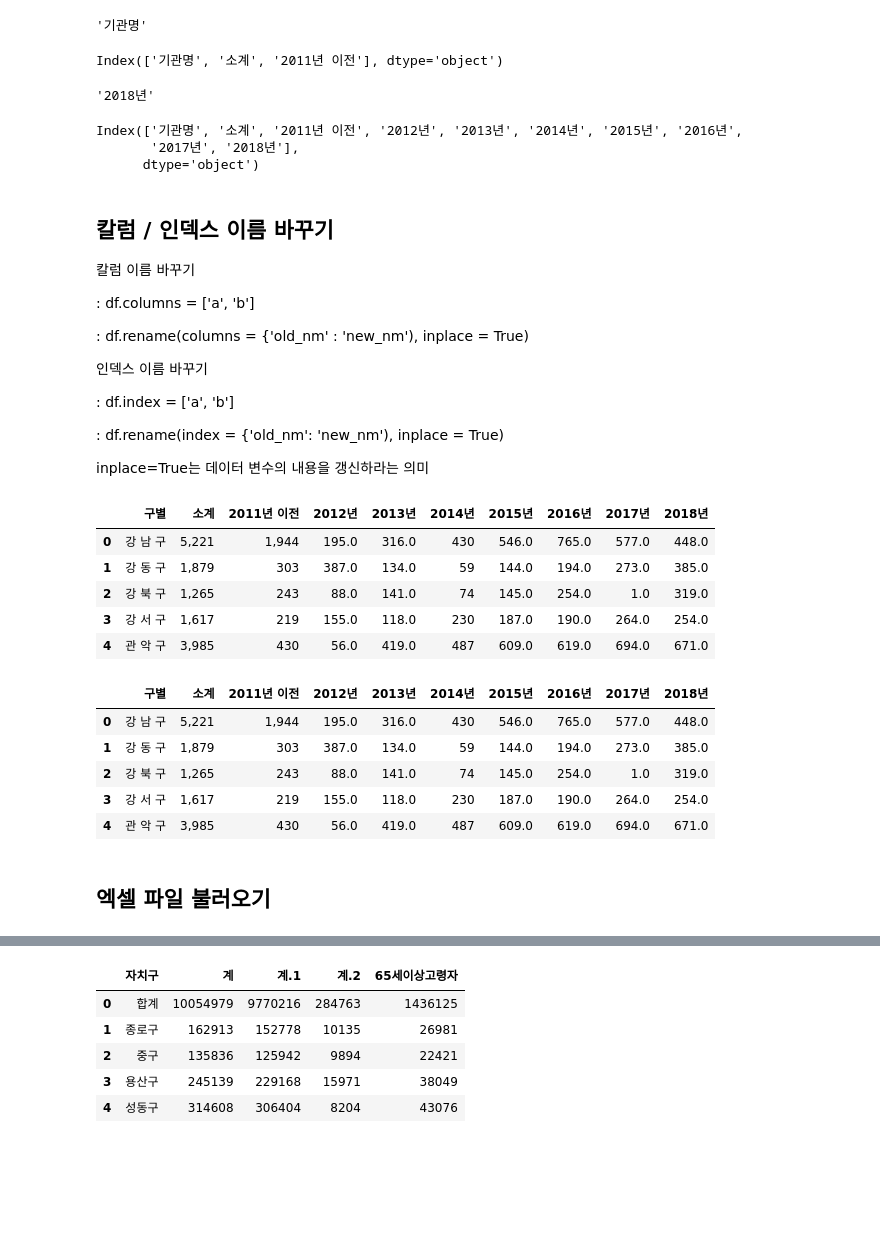
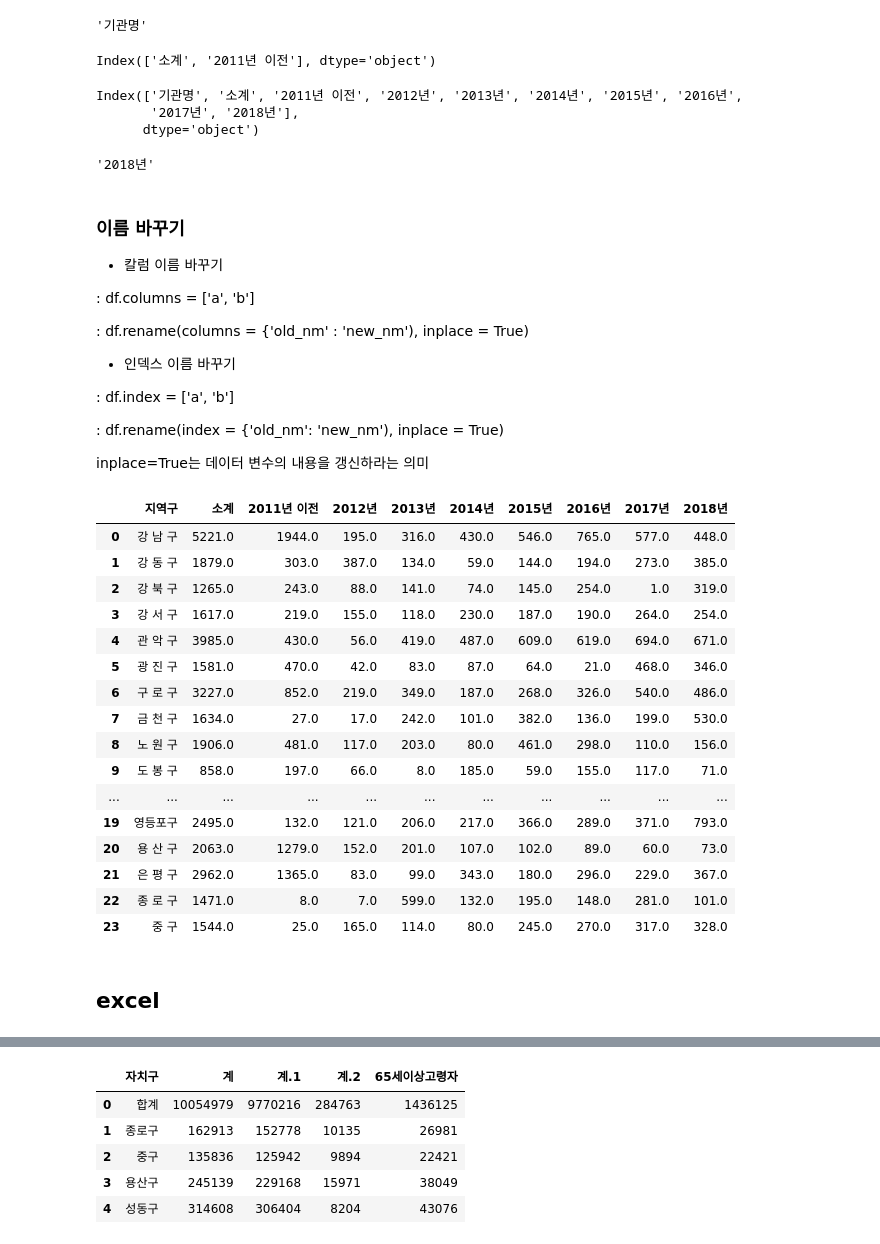
Before and after one commit to jinkyukim-me/python_data_science, a Jupyter notebook: cctv_in_seoul.ipynb, the cells around one changed output, grey strips where cells are left out. Cells and saved outputs as stored; diff of their text form; code cells hidden in the pictures; blank space fills up the shorter version.

```diff
--- a/cctv_in_seoul.ipynb
+++ b/cctv_in_seoul.ipynb
@@ -21,3 +21,8 @@ cctv_seoul = pd.read_csv('./data/cctv_in_seoul.csv', encoding='utf-8')
+# %%
+import pandas as pd
+# csv파일 안에 한글이 포함되어있다면 인코딩 => UTF-8
+cctv_seoul = pd.read_csv('./data/cctv_in_seoul.csv', encoding='utf-8', thousands=',')
+cctv_seoul.dropna(inplace=True)
 # %%
 cctv_seoul.head()
 # %% [output]
@@ -38,30 +59,30 @@ cctv_seoul.columns[0]
 # %% [output]
 '기관명'
 # %%
-cctv_seoul.columns[0:3]
+cctv_seoul.columns[1:3]
 # %% [output]
-Index(['기관명', '소계', '2011년 이전'], dtype='object')
+Index(['소계', '2011년 이전'], dtype='object')
+# %%
+cctv_seoul.columns[:]
+# %% [output]
+Index(['기관명', '소계', '2011년 이전', '2012년', '2013년', '2014년', '2015년', '2016년',
+       '2017년', '2018년'],
+      dtype='object')
 # %%
 cctv_seoul.columns[-1]
 # %% [output]
 '2018년'
-# %%
-cctv_seoul.columns[:]
-# %% [output]
-Index(['기관명', '소계', '2011년 이전', '2012년', '2013년', '2014년', '2015년', '2016년',
-       '2017년', '2018년'],
-      dtype='object')
 # %% [markdown]
-## 칼럼 / 인덱스 이름 바꾸기
+### 이름 바꾸기
 
-칼럼 이름 바꾸기
+* 칼럼 이름 바꾸기
 
 : df.columns = ['a', 'b']
 
 : df.rename(columns = {'old_nm' : 'new_nm'), inplace = True)
 
 
-인덱스 이름 바꾸기
+* 인덱스 이름 바꾸기
 
 : df.index = ['a', 'b']
 
@@ -69,24 +90,23 @@ Index(['기관명', '소계', '2011년 이전', '2012년', '2013년', '2014년',
 
 inplace=True는 데이터 변수의 내용을 갱신하라는 의미
 # %%
-cctv_seoul.rename(columns={'기관명':'구별'}, inplace=True)
-cctv_seoul.head()
+cctv_seoul.rename(columns={'기관명':'지역구'}, inplace=True)
+cctv_seoul
 # %% [output]
-|  | 구별 | 소계 | 2011년 이전 | 2012년 | 2013년 | 2014년 | 2015년 | 2016년 | 2017년 | 2018년 |
-| 0 | 강 남 구 | 5,221 | 1,944 | 195.0 | 316.0 | 430 | 546.0 | 765.0 | 577.0 | 448.0 |
-| 1 | 강 동 구 | 1,879 | 303 | 387.0 | 134.0 | 59 | 144.0 | 194.0 | 273.0 | 385.0 |
-| 2 | 강 북 구 | 1,265 | 243 | 88.0 | 141.0 | 74 | 145.0 | 254.0 | 1.0 | 319.0 |
-| 3 | 강 서 구 | 1,617 | 219 | 155.0 | 118.0 | 230 | 187.0 | 190.0 | 264.0 | 254.0 |
-| 4 | 관 악 구 | 3,985 | 430 | 56.0 | 419.0 | 487 | 609.0 | 619.0 | 694.0 | 671.0 |
+|  | 지역구 | 소계 | 2011년 이전 | 2012년 | 2013년 | 2014년 | 2015년 | 2016년 | 2017년 | 2018년 |
+| 0 | 강 남 구 | 5221.0 | 1944.0 | 195.0 | 316.0 | 430.0 | 546.0 | 765.0 | 577.0 | 448.0 |
+| 1 | 강 동 구 | 1879.0 | 303.0 | 387.0 | 134.0 | 59.0 | 144.0 | 194.0 | 273.0 | 385.0 |
+| 2 | 강 북 구 | 1265.0 | 243.0 | 88.0 | 141.0 | 74.0 | 145.0 | 254.0 | 1.0 | 319.0 |
+| 3 | 강 서 구 | 1617.0 | 219.0 | 155.0 | 118.0 | 230.0 | 187.0 | 190.0 | 264.0 | 254.0 |
+| 4 | 관 악 구 | 3985.0 | 430.0 | 56.0 | 419.0 | 487.0 | 609.0 | 619.0 | 694.0 | 671.0 |
+| 5 | 광 진 구 | 1581.0 | 470.0 | 42.0 | 83.0 | 87.0 | 64.0 | 21.0 | 468.0 | 346.0 |
+| 6 | 구 로 구 | 3227.0 | 852.0 | 219.0 | 349.0 | 187.0 | 268.0 | 326.0 | 540.0 | 486.0 |
+| 7 | 금 천 구 | 1634.0 | 27.0 | 17.0 | 242.0 | 101.0 | 382.0 | 136.0 | 199.0 | 530.0 |
+| 8 | 노 원 구 | 1906.0 | 481.0 | 117.0 | 203.0 | 80.0 | 461.0 | 298.0 | 110.0 | 156.0 |
+| 9 | 도 봉 구 | 858.0 | 197.0 | 66.0 | 8.0 | 185.0 | 59.0 | 155.0 | 117.0 | 71.0 |
+| ... | ... | ... | ... | ... | ... | ... | ... | ... | ... | ... |
+| 19 | 영등포구 | 2495.0 | 132.0 | 121.0 | 206.0 | 217.0 | 366.0 | 289.0 | 371.0 | 793.0 |
+| 20 | 용 산 구 | 2063.0 | 1279.0 | 152.0 | 201.0 | 107.0 | 102.0 | 89.0 | 60.0 | 73.0 |
+| 21 | 은 평 구 | 2962.0 | 1365.0 | 83.0 | 99.0 | 343.0 | 180.0 | 296.0 | 229.0 | 367.0 |
+| 22 | 종 로 구 | 1471.0 | 8.0 | 7.0 | 599.0 | 132.0 | 195.0 | 148.0 | 281.0 | 101.0 |
+| 23 | 중 구 | 1544.0 | 25.0 | 165.0 | 114.0 | 80.0 | 245.0 | 270.0 | 317.0 | 328.0 |
-# %%
-cctv_seoul.rename(columns={cctv_seoul.columns[0]:'구별'}, inplace=True)
-cctv_seoul.head()
-# %% [output]
-|  | 구별 | 소계 | 2011년 이전 | 2012년 | 2013년 | 2014년 | 2015년 | 2016년 | 2017년 | 2018년 |
-| 0 | 강 남 구 | 5,221 | 1,944 | 195.0 | 316.0 | 430 | 546.0 | 765.0 | 577.0 | 448.0 |
-| 1 | 강 동 구 | 1,879 | 303 | 387.0 | 134.0 | 59 | 144.0 | 194.0 | 273.0 | 385.0 |
-| 2 | 강 북 구 | 1,265 | 243 | 88.0 | 141.0 | 74 | 145.0 | 254.0 | 1.0 | 319.0 |
-| 3 | 강 서 구 | 1,617 | 219 | 155.0 | 118.0 | 230 | 187.0 | 190.0 | 264.0 | 254.0 |
-| 4 | 관 악 구 | 3,985 | 430 | 56.0 | 419.0 | 487 | 609.0 | 619.0 | 694.0 | 671.0 |
-# %% [markdown]
-## 엑셀 파일 불러오기
@@ -93 +117,3 @@ cctv_seoul.head()
+# %% [markdown]
+## excel
 # %%
```
Also changed, not shown: parts of 206 cells of this notebook.
